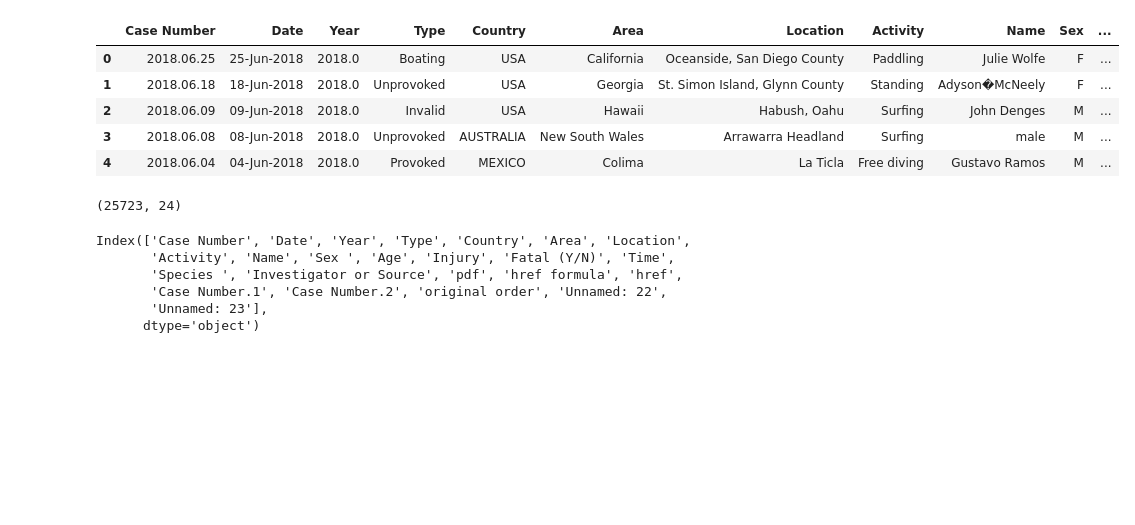
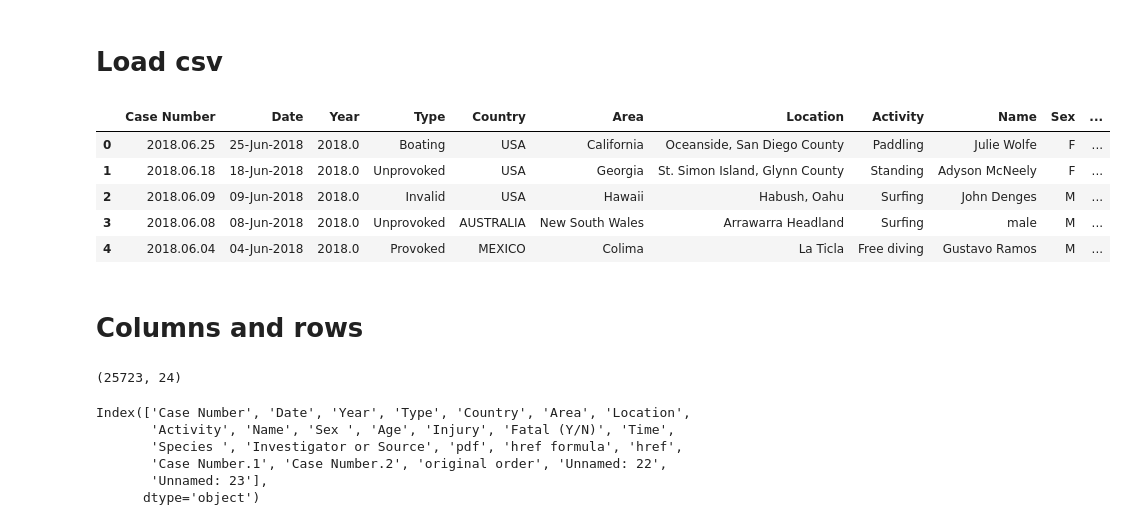
Before and after one commit to Ironhack-Data-Madrid-Abril-2021/Proyecto_TL, a Jupyter notebook: Solucion.ipynb, the cells around one changed output. Saved outputs shown, nothing was run; the diff lists cells and outputs as text; code cells hidden in the pictures; blank space fills up the shorter version.

```diff
--- a/Solucion.ipynb
+++ b/Solucion.ipynb
@@ -1,3 +1,5 @@
+# %% [markdown]
+# Load csv
 # %%
 import pandas as pd
 import numpy as np
@@ -8,16 +10,18 @@ pd.set_option('display.max_columns', None)
 import warnings
 warnings.simplefilter('ignore')
 # %%
-df=pd.read_csv('../Proyecto_TL/attacks.csv')
+df=pd.read_csv('../Proyecto_TL/attacks.csv', encoding='ISO8859-1')
 
 df.head()
 # %% [output]
 |  | Case Number | Date | Year | Type | Country | Area | Location | Activity | Name | Sex | ... |
 | 0 | 2018.06.25 | 25-Jun-2018 | 2018.0 | Boating | USA | California | Oceanside, San Diego County | Paddling | Julie Wolfe | F | ... |
-| 1 | 2018.06.18 | 18-Jun-2018 | 2018.0 | Unprovoked | USA | Georgia | St. Simon Island, Glynn County | Standing | Adyson�McNeely | F | ... |
+| 1 | 2018.06.18 | 18-Jun-2018 | 2018.0 | Unprovoked | USA | Georgia | St. Simon Island, Glynn County | Standing | Adyson McNeely | F | ... |
 | 2 | 2018.06.09 | 09-Jun-2018 | 2018.0 | Invalid | USA | Hawaii | Habush, Oahu | Surfing | John Denges | M | ... |
 | 3 | 2018.06.08 | 08-Jun-2018 | 2018.0 | Unprovoked | AUSTRALIA | New South Wales | Arrawarra Headland | Surfing | male | M | ... |
 | 4 | 2018.06.04 | 04-Jun-2018 | 2018.0 | Provoked | MEXICO | Colima | La Ticla | Free diving | Gustavo Ramos | M | ... |
+# %% [markdown]
+#  Columns and rows
 # %%
 dim_original=df.shape
 
```
Also changed, not shown: parts of 60 cells of this notebook, 3 other files.
